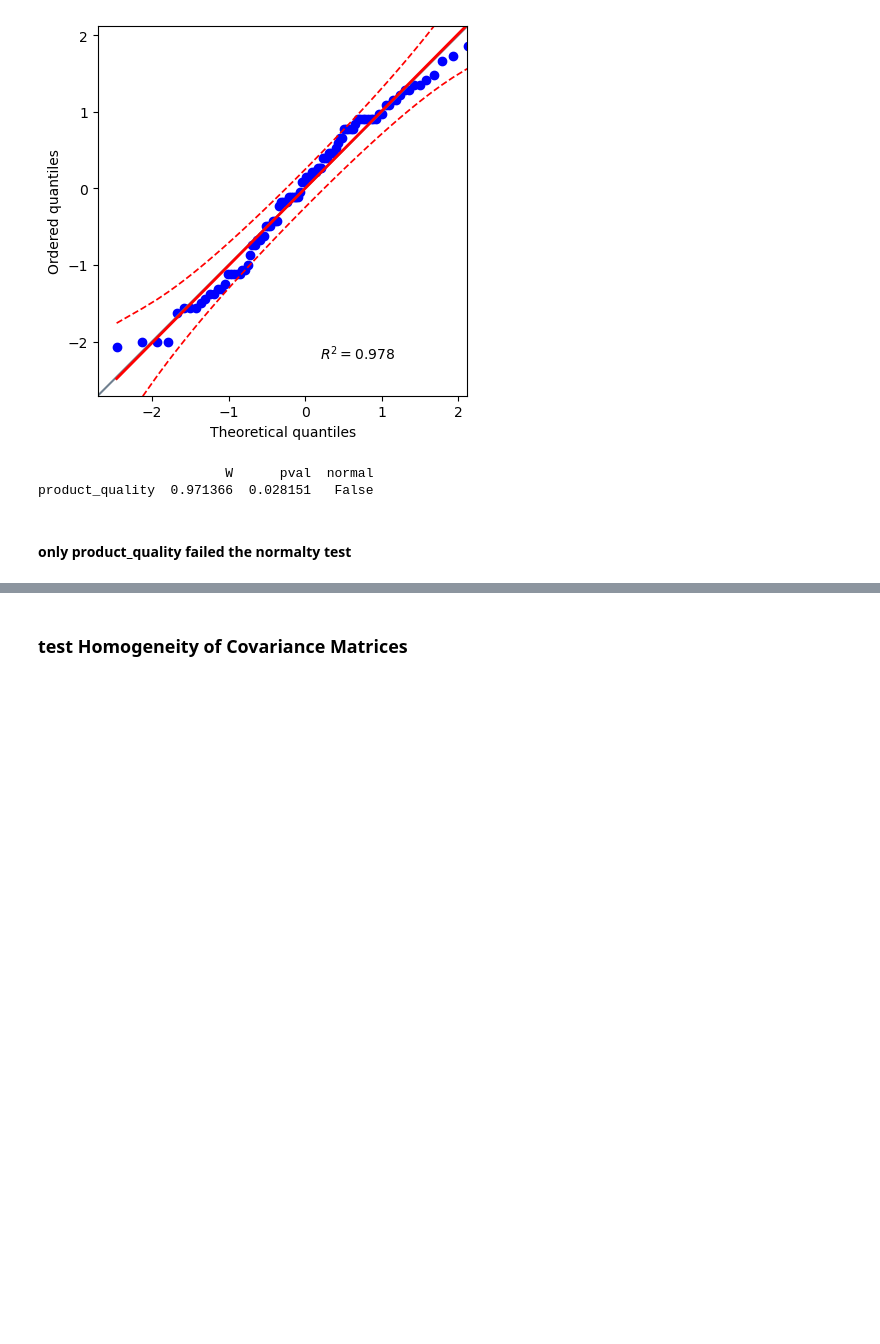
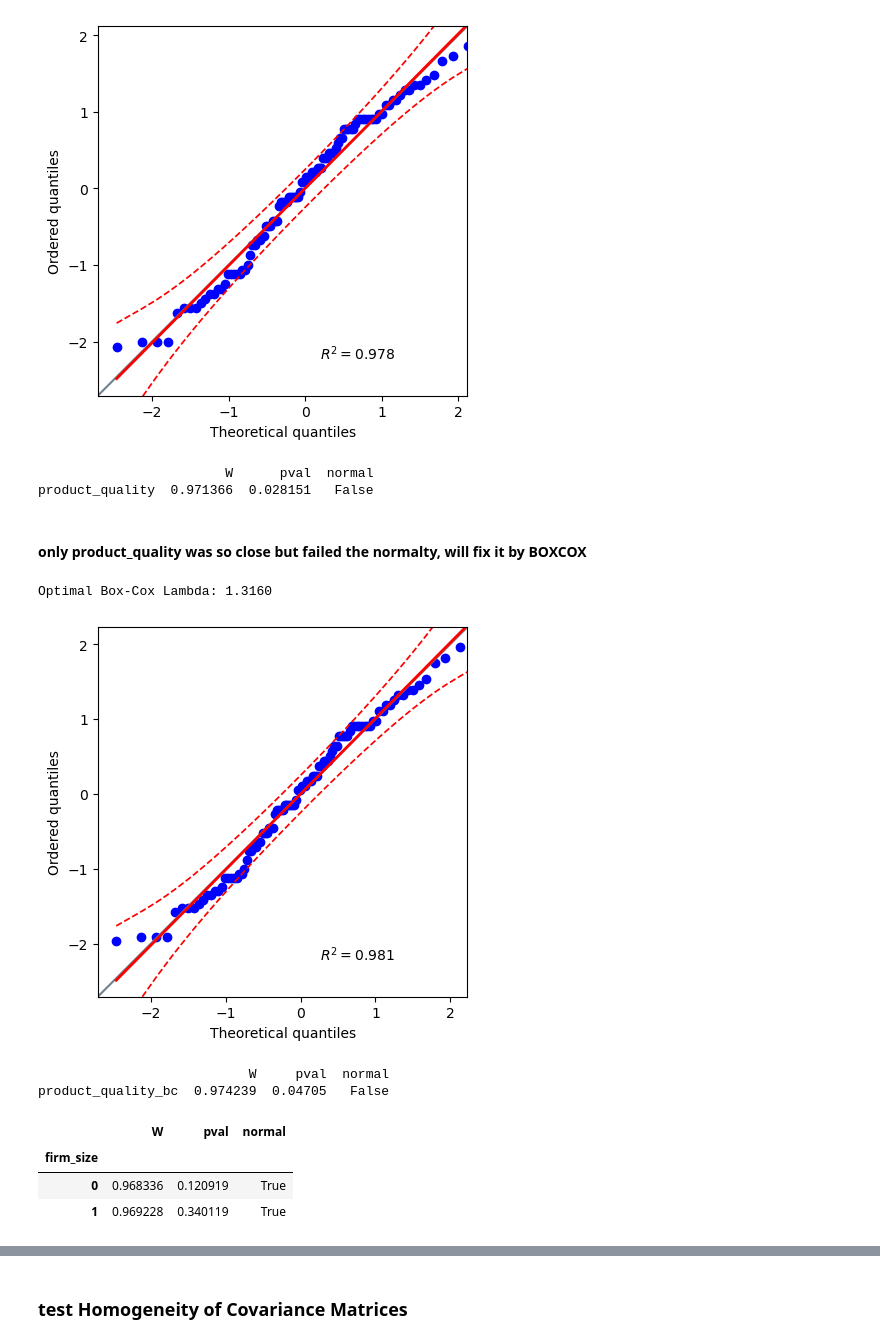
Before and after one commit to KillD00zer/project555, a Jupyter notebook: code/analysis.ipynb, the cells around one changed output, grey strips where cells are left out. Drawn from its saved outputs; the diff is of its cells as text; code cells hidden in the pictures; blank space fills up the shorter version.

```diff
--- a/code/analysis.ipynb
+++ b/code/analysis.ipynb
@@ -138,4 +168,25 @@ service_level  0.985861  0.365702    True
                         W      pval  normal
 product_quality  0.971366  0.028151   False
 # %% [markdown]
-#### only product_quality failed the normalty test
+#### only product_quality was so close but failed the normalty, will fix it by BOXCOX
+# %%
+from scipy.stats import boxcox
+df['product_quality_bc'], best_lambda = boxcox(df['product_quality'])
+print(f"Optimal Box-Cox Lambda: {best_lambda:.4f}\n")
+
+ax = pg.qqplot(df["product_quality_bc"], dist='norm')
+plt.show()
+print(pg.normality(df["product_quality_bc"],))
+# %% [output]
+Optimal Box-Cox Lambda: 1.3160
+[figure, added]
+                           W     pval  normal
+product_quality_bc  0.974239  0.04705   False
+# %%
+# Tests if product_quality is normal for small firms AND normal for large firms
+pg.normality(data=df, dv='product_quality', group='firm_size')
+# %% [output]
+|  | W | pval | normal |
+| firm_size |  |  |  |
+| 0 | 0.968336 | 0.120919 | True |
+| 1 | 0.969228 | 0.340119 | True |
```
Also changed, not shown: parts of 11 cells of this notebook.
